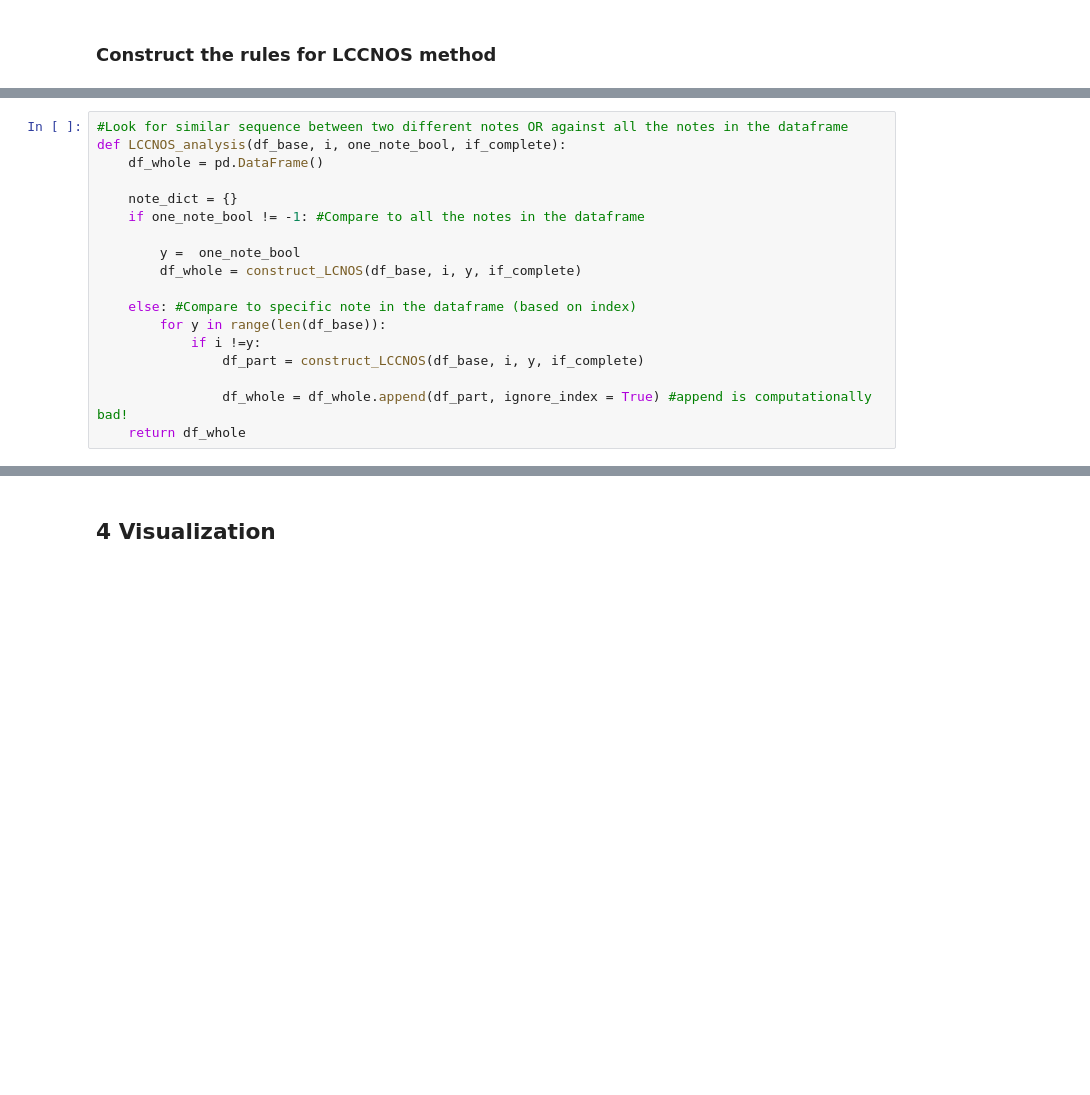
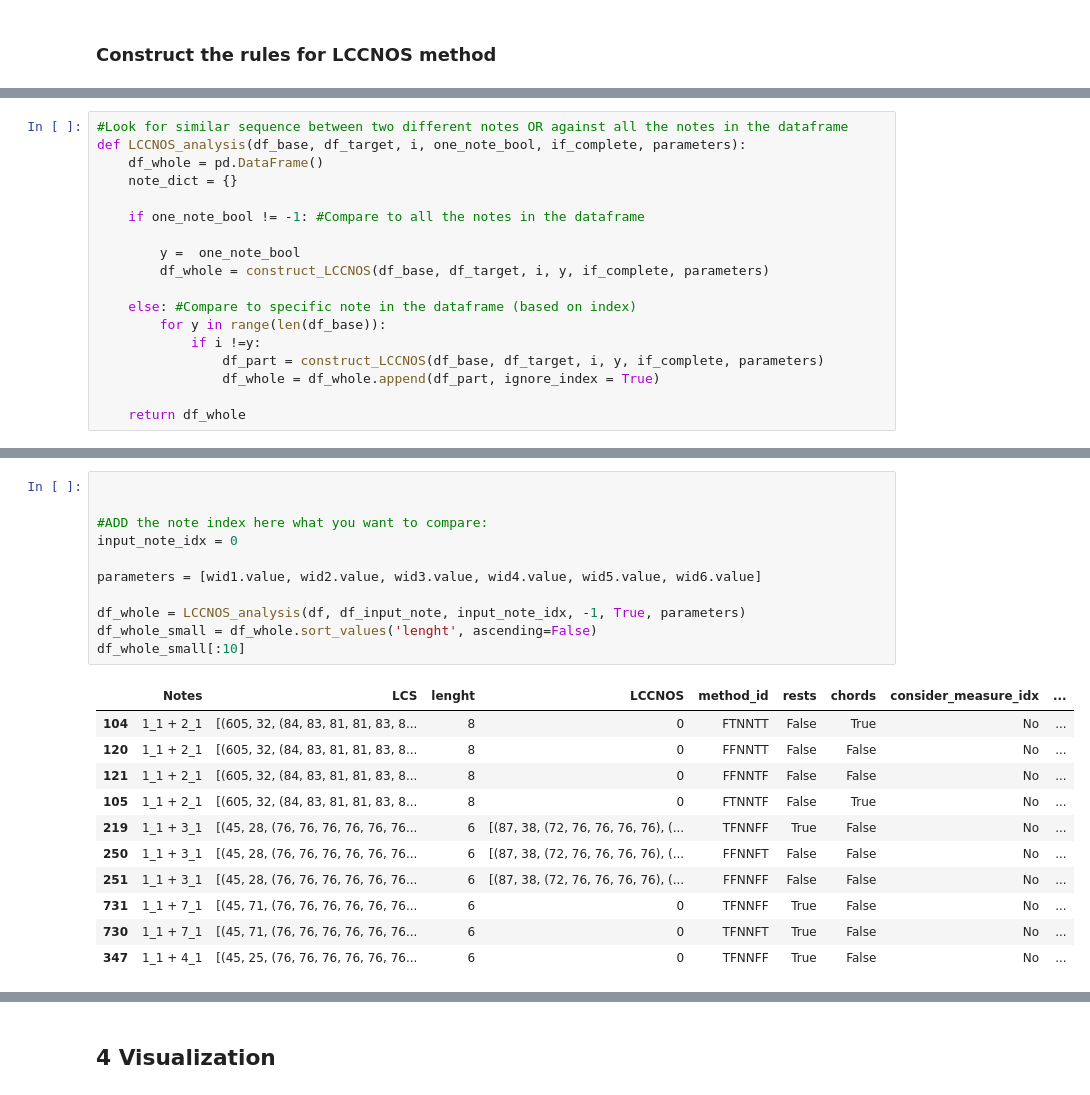
Before and after one commit to LudvigL123/digital_sheet_music_analysis, a Jupyter notebook: diginote.ipynb, the cells around one changed output, grey strips where cells are left out. Saved outputs shown, nothing was run; the diff lists cells and outputs as text; blank space fills up the shorter version.

```diff
--- a/diginote.ipynb
+++ b/diginote.ipynb
@@ -594,19 +604,19 @@ def construct_LCCNOS(df_base, i, y, complete):
     return df_whole
 # %%
 #Look for similar sequence between two different notes OR against all the notes in the dataframe
-def LCCNOS_analysis(df_base, i, one_note_bool, if_complete):
+def LCCNOS_analysis(df_base, df_target, i, one_note_bool, if_complete, parameters):
     df_whole = pd.DataFrame()
+    note_dict = {}
 
-    note_dict = {}
     if one_note_bool != -1: #Compare to all the notes in the dataframe
 
         y =  one_note_bool
-        df_whole = construct_LCNOS(df_base, i, y, if_complete)
+        df_whole = construct_LCCNOS(df_base, df_target, i, y, if_complete, parameters)
 
     else: #Compare to specific note in the dataframe (based on index)
         for y in range(len(df_base)):
             if i !=y:
-                df_part = construct_LCCNOS(df_base, i, y, if_complete)
+                df_part = construct_LCCNOS(df_base, df_target, i, y, if_complete, parameters)
+                df_whole = df_whole.append(df_part, ignore_index = True)
 
-                df_whole = df_whole.append(df_part, ignore_index = True) #append is computationally bad!
     return df_whole
@@ -682,0 +723,23 @@ df_whole_small[:29]
+# %%
+
+
+#ADD the note index here what you want to compare:
+input_note_idx = 0
+
+parameters = [wid1.value, wid2.value, wid3.value, wid4.value, wid5.value, wid6.value]
+
+df_whole = LCCNOS_analysis(df, df_input_note, input_note_idx, -1, True, parameters)
+df_whole_small = df_whole.sort_values('lenght', ascending=False)
+df_whole_small[:10]
+# %% [output]
+|  | Notes | LCS | lenght | LCCNOS | method_id | rests | chords | consider_measure_idx | ... |
+| 104 | 1_1 + 2_1 | [(605, 32, (84, 83, 81, 81, 83, 8... | 8 | 0 | FTNNTT | False | True | No | ... |
+| 120 | 1_1 + 2_1 | [(605, 32, (84, 83, 81, 81, 83, 8... | 8 | 0 | FFNNTT | False | False | No | ... |
+| 121 | 1_1 + 2_1 | [(605, 32, (84, 83, 81, 81, 83, 8... | 8 | 0 | FFNNTF | False | False | No | ... |
+| 105 | 1_1 + 2_1 | [(605, 32, (84, 83, 81, 81, 83, 8... | 8 | 0 | FTNNTF | False | True | No | ... |
+| 219 | 1_1 + 3_1 | [(45, 28, (76, 76, 76, 76, 76, 76... | 6 | [(87, 38, (72, 76, 76, 76, 76), (... | TFNNFF | True | False | No | ... |
+| 250 | 1_1 + 3_1 | [(45, 28, (76, 76, 76, 76, 76, 76... | 6 | [(87, 38, (72, 76, 76, 76, 76), (... | FFNNFT | False | False | No | ... |
+| 251 | 1_1 + 3_1 | [(45, 28, (76, 76, 76, 76, 76, 76... | 6 | [(87, 38, (72, 76, 76, 76, 76), (... | FFNNFF | False | False | No | ... |
+| 731 | 1_1 + 7_1 | [(45, 71, (76, 76, 76, 76, 76, 76... | 6 | 0 | TFNNFF | True | False | No | ... |
+| 730 | 1_1 + 7_1 | [(45, 71, (76, 76, 76, 76, 76, 76... | 6 | 0 | TFNNFT | True | False | No | ... |
+| 347 | 1_1 + 4_1 | [(45, 25, (76, 76, 76, 76, 76, 76... | 6 | 0 | TFNNFF | True | False | No | ... |
```
Also changed, not shown: parts of 40 cells of this notebook, 3 other files.
